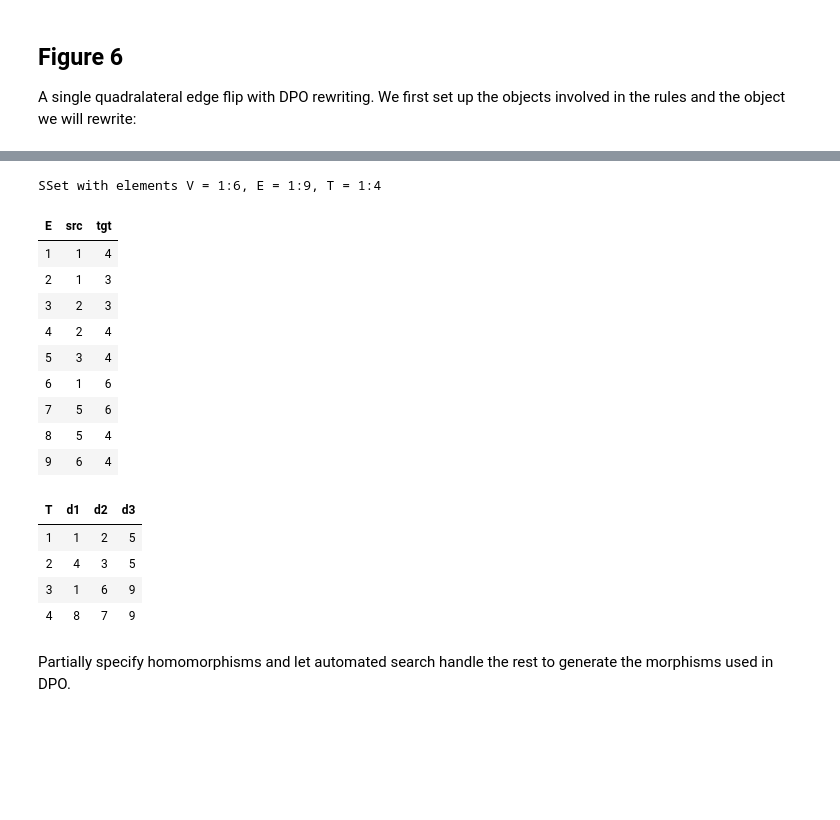
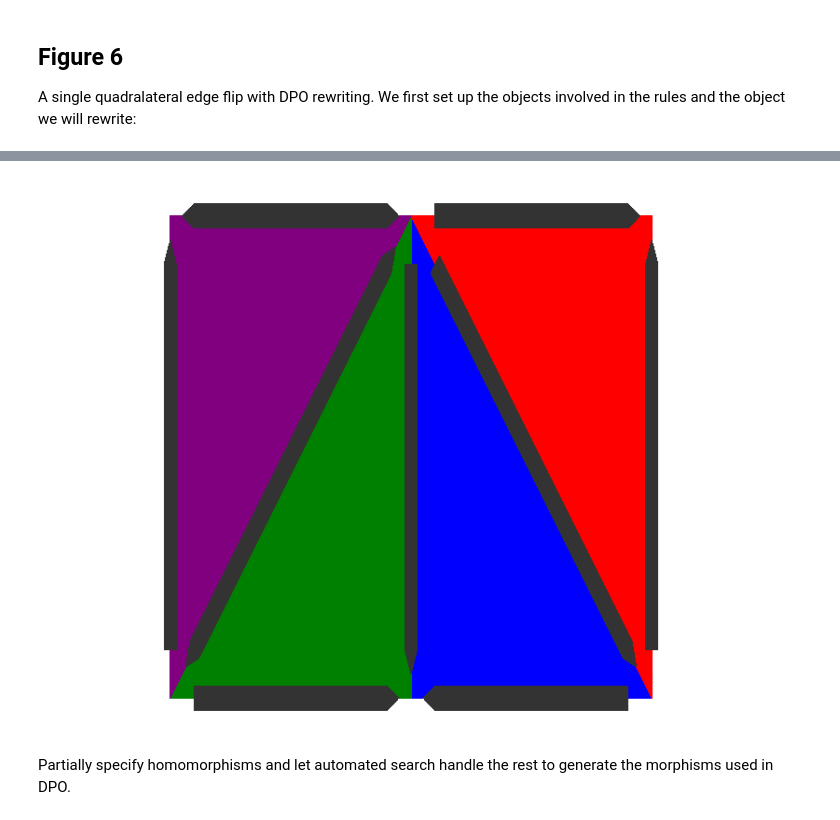
Before and after one commit to kris-brown/Catlab.jl, a Jupyter notebook: Computational_Category_Theoretic_Rewriting.ipynb, the cells around one changed output, grey strips where cells are left out. Saved outputs shown, nothing was run; the diff lists cells and outputs as text; code cells hidden in the pictures; blank space fills up the shorter version.

```diff
--- a/Computational_Category_Theoretic_Rewriting.ipynb
+++ b/Computational_Category_Theoretic_Rewriting.ipynb
@@ -95,39 +176,12 @@ A single quadralateral edge flip with DPO rewriting. We first set up the objects
 # %%
-L = quadrangle  # We defined quadrilateral above.
-I = @acset SSet begin
-  E=4; V=4
-  src=[1,1,2,2]
-  tgt=[3,4,3,4]
-end
-R = @acset SSet begin
-  T=2; E=5; V=4
-  d1=[2,1]
-  d2=[3,3]
-  d3=[4,5]
-  src=[1,1,1,2,2]
-  tgt=[3,4,2,4,3]
-end
 # construct G via pushout: glue two quads by a common edge
 edge = @acset SSet begin E=1; V=2; src=[1]; tgt=[2] end
 edge_quad = homomorphism(edge, L; initial=Dict([:V=>[1,4]]))
 G = apex(pushout(edge_quad, edge_quad))
+six_coords = vcat([(0.,0.),(1.,1.),(1.,0.),(0.,1.),(-1.,1.),(-1.,0.),])
+plot_sset(G, six_coords)
 # %% [output]
-SSet with elements V = 1:6, E = 1:9, T = 1:4
-| E | src | tgt |
-| 1 | 1 | 4 |
-| 2 | 1 | 3 |
-| 3 | 2 | 3 |
-| 4 | 2 | 4 |
-| 5 | 3 | 4 |
-| 6 | 1 | 6 |
-| 7 | 5 | 6 |
-| 8 | 5 | 4 |
-| 9 | 6 | 4 |
-| T | d1 | d2 | d3 |
-| 1 | 1 | 2 | 5 |
-| 2 | 4 | 3 | 5 |
-| 3 | 1 | 6 | 9 |
-| 4 | 8 | 7 | 9 |
+[figure, added]
 # %% [markdown]
 Partially specify homomorphisms and let automated search handle the rest to generate the morphisms used in DPO.
 # %%
```
Also changed, not shown: parts of 20 cells of this notebook.
